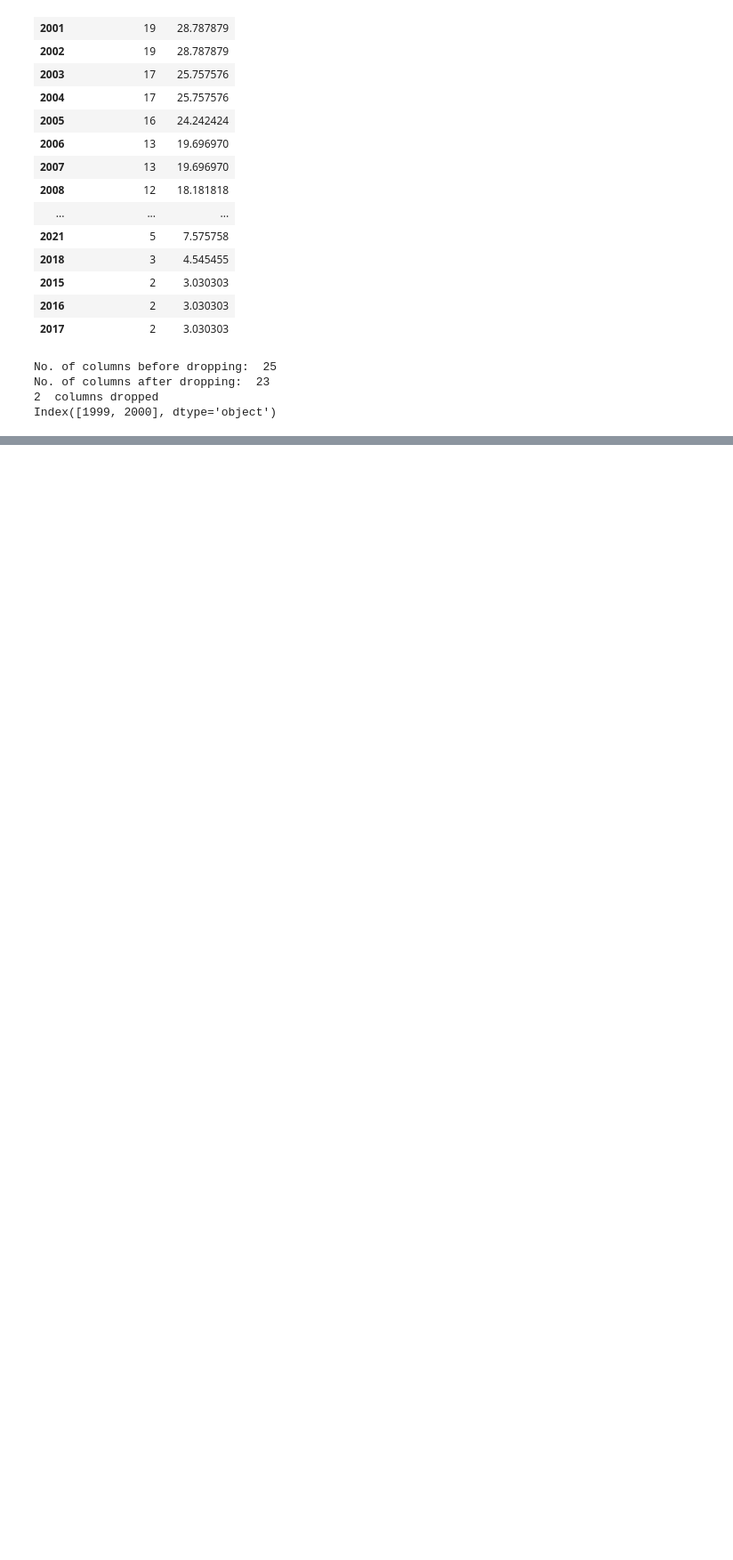
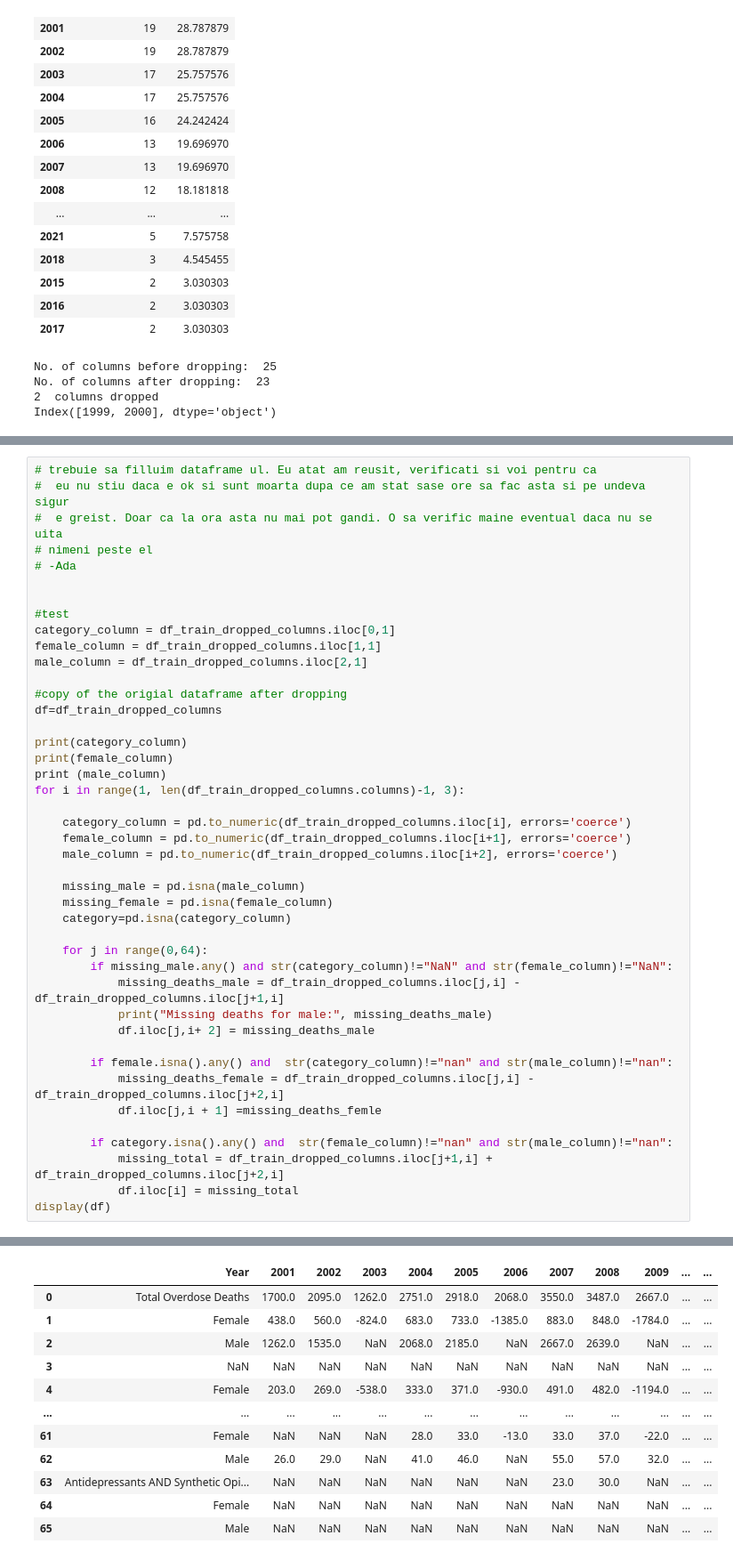
Before and after one commit to alexandra10zam/DataMadness, a Jupyter notebook: Data-madness.ipynb, the cells around one changed output, grey strips where cells are left out. Shown at 89% size. Cells and saved outputs as stored; diff of their text form; blank space fills up the shorter version.

Commit message:
Cod de fixat-- incercare de filluit missing values

```diff
--- a/Data-madness.ipynb
+++ b/Data-madness.ipynb
@@ -200,0 +252,44 @@ Index([1999, 2000], dtype='object')
+# %%
+# trebuie sa filluim dataframe ul. Eu atat am reusit, verificati si voi pentru ca
+#  eu nu stiu daca e ok si sunt moarta dupa ce am stat sase ore sa fac asta si pe undeva sigur
+#  e greist. Doar ca la ora asta nu mai pot gandi. O sa verific maine eventual daca nu se uita
+# nimeni peste el
+# -Ada
+
+
+#test
+category_column = df_train_dropped_columns.iloc[0,1]
+female_column = df_train_dropped_columns.iloc[1,1]
+male_column = df_train_dropped_columns.iloc[2,1]
+
+#copy of the origial dataframe after dropping
+df=df_train_dropped_columns
+
+print(category_column)
+print(female_column)
+print (male_column)
+for i in range(1, len(df_train_dropped_columns.columns)-1, 3):
+
+    category_column = pd.to_numeric(df_train_dropped_columns.iloc[i], errors='coerce')
+    female_column = pd.to_numeric(df_train_dropped_columns.iloc[i+1], errors='coerce')
+    male_column = pd.to_numeric(df_train_dropped_columns.iloc[i+2], errors='coerce')
+
+    missing_male = pd.isna(male_column)
+    missing_female = pd.isna(female_column)
+    category=pd.isna(category_column)
+
+    for j in range(0,64):
+        if missing_male.any() and str(category_column)!="NaN" and str(female_column)!="NaN":
+            missing_deaths_male = df_train_dropped_columns.iloc[j,i] - df_train_dropped_columns.iloc[j+1,i]
+            print("Missing deaths for male:", missing_deaths_male)
+            df.iloc[j,i+ 2] = missing_deaths_male
+
+        if female.isna().any() and  str(category_column)!="nan" and str(male_column)!="nan":
+            missing_deaths_female = df_train_dropped_columns.iloc[j,i] - df_train_dropped_columns.iloc[j+2,i]
+            df.iloc[j,i + 1] =missing_deaths_femle
+
+        if category.isna().any() and  str(female_column)!="nan" and str(male_column)!="nan":
+            missing_total = df_train_dropped_columns.iloc[j+1,i] + df_train_dropped_columns.iloc[j+2,i]
+            df.iloc[i] = missing_total
+display(df)
+# %% [output]
@@ -200,0 +313,12 @@ Index([1999, 2000], dtype='object')
+|  | Year | 2001 | 2002 | 2003 | 2004 | 2005 | 2006 | 2007 | 2008 | 2009 | ... | ... |
+| 0 | Total Overdose Deaths | 1700.0 | 2095.0 | 1262.0 | 2751.0 | 2918.0 | 2068.0 | 3550.0 | 3487.0 | 2667.0 | ... | ... |
+| 1 | Female | 438.0 | 560.0 | -824.0 | 683.0 | 733.0 | -1385.0 | 883.0 | 848.0 | -1784.0 | ... | ... |
+| 2 | Male | 1262.0 | 1535.0 | NaN | 2068.0 | 2185.0 | NaN | 2667.0 | 2639.0 | NaN | ... | ... |
+| 3 | NaN | NaN | NaN | NaN | NaN | NaN | NaN | NaN | NaN | NaN | ... | ... |
+| 4 | Female | 203.0 | 269.0 | -538.0 | 333.0 | 371.0 | -930.0 | 491.0 | 482.0 | -1194.0 | ... | ... |
+| ... | ... | ... | ... | ... | ... | ... | ... | ... | ... | ... | ... | ... |
+| 61 | Female | NaN | NaN | NaN | 28.0 | 33.0 | -13.0 | 33.0 | 37.0 | -22.0 | ... | ... |
+| 62 | Male | 26.0 | 29.0 | NaN | 41.0 | 46.0 | NaN | 55.0 | 57.0 | 32.0 | ... | ... |
+| 63 | Antidepressants AND Synthetic Opi... | NaN | NaN | NaN | NaN | NaN | NaN | 23.0 | 30.0 | NaN | ... | ... |
+| 64 | Female | NaN | NaN | NaN | NaN | NaN | NaN | NaN | NaN | NaN | ... | ... |
+| 65 | Male | NaN | NaN | NaN | NaN | NaN | NaN | NaN | NaN | NaN | ... | ... |
```
Also changed, not shown: parts of 4 cells of this notebook.
